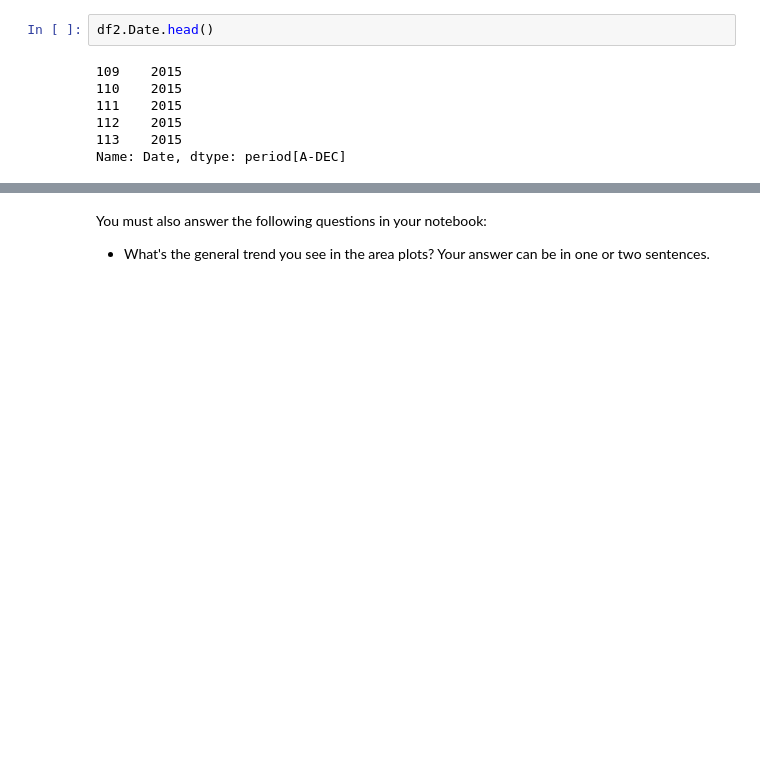
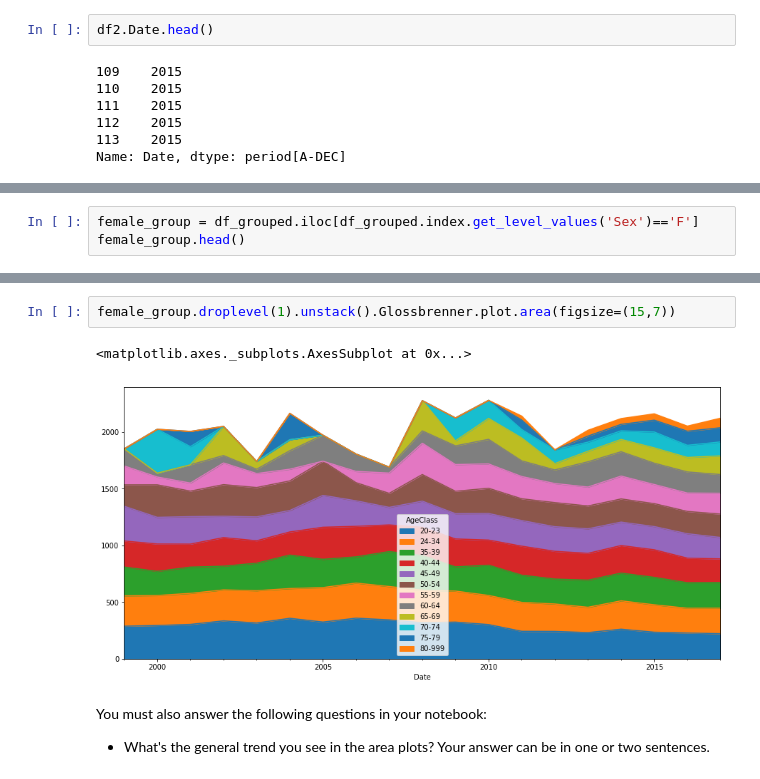
Before and after one commit to chezka-sino/mcis6273_f19_datamining, a Jupyter notebook: homework/hw2/hw2.ipynb, the cells around one changed output, grey strips where cells are left out. Cells and saved outputs as stored; diff of their text form; blank space fills up the shorter version.

```diff
--- a/homework/hw2/hw2.ipynb
+++ b/homework/hw2/hw2.ipynb
@@ -306,0 +325,3 @@ Your notebook must show:
+# %%
+female_group = df_grouped.iloc[df_grouped.index.get_level_values('Sex')=='F']
+female_group.head()
@@ -307,3 +337,8 @@ Your notebook must show:
+# %%
+female_group.droplevel(1).unstack().Glossbrenner.plot.area(figsize=(15,7))
+# %% [output]
+<matplotlib.axes._subplots.AxesSubplot at 0x...>
+[figure, added]
 # %% [markdown]
 You must also answer the following questions in your notebook:
 
```
Also changed, not shown: parts of 17 cells of this notebook.
